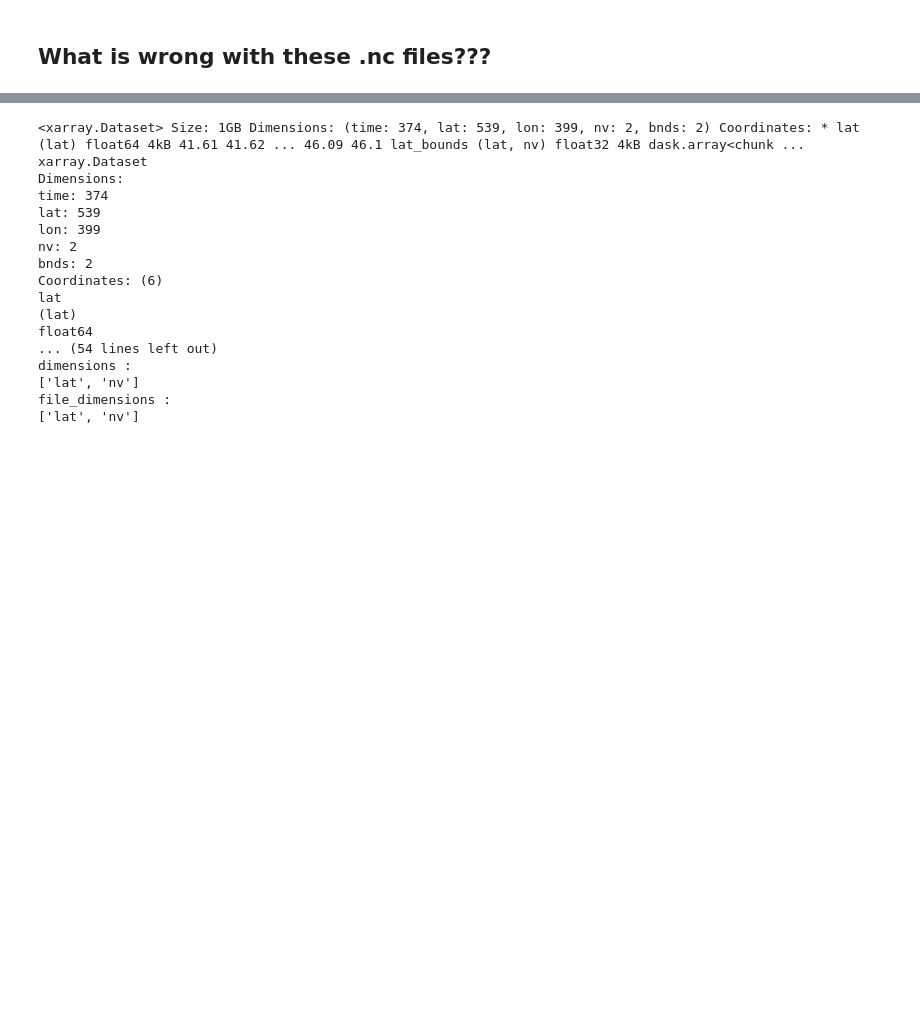
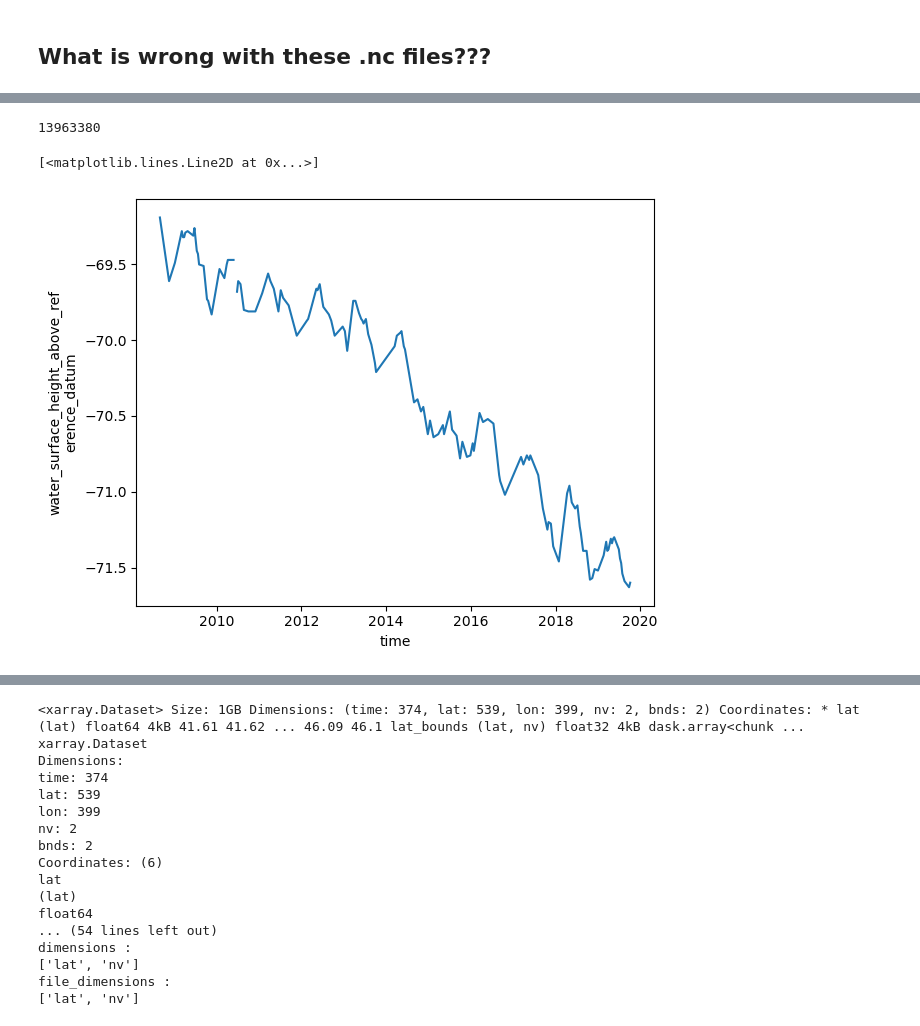
Before and after one commit to a-scheliga/resetlakes, a Jupyter notebook: scratchwork_exporatory/interactive_data_extraction.ipynb, the cells around one changed output, grey strips where cells are left out. Drawn from its saved outputs; the diff is of its cells as text; code cells hidden in the pictures; blank space fills up the shorter version.

```diff
--- a/scratchwork_exporatory/interactive_data_extraction.ipynb
+++ b/scratchwork_exporatory/interactive_data_extraction.ipynb
@@ -143,2 +153,13 @@ os.listdir(ROOT/'data'/'extracted')
 # %%
-michigan = xr.open_dataset(ROOT/'data'/'extracted'/'ID6-michigan-LSWT_LSWTflag_LIC-20200825_20200901-v2.1.0.extracted.nc',chunks='auto')
+salton_lwl = xr.open_dataset(ROOT/'data'/'extracted'/'ID194-salton-LWL_bLWLunc_LWLflag-20080825_20200901-v2.1.0.extracted.nc',chunks='auto')
+# %%
+print(np.sum(salton_lwl['water_surface_height_above_reference_datum'].isnull()).values/(60*53*4391))
+# %% [output]
+13963380
+# %%
+salton_short = salton_lwl.dropna(dim='time',how='all')
+# %%
+salton_short['water_surface_height_above_reference_datum'].mean(dim=['lat','lon']).plot()
+# %% [output]
+[<matplotlib.lines.Line2D at 0x...>]
+[figure, added]
```
Also changed, not shown: parts of 9 cells of this notebook.
